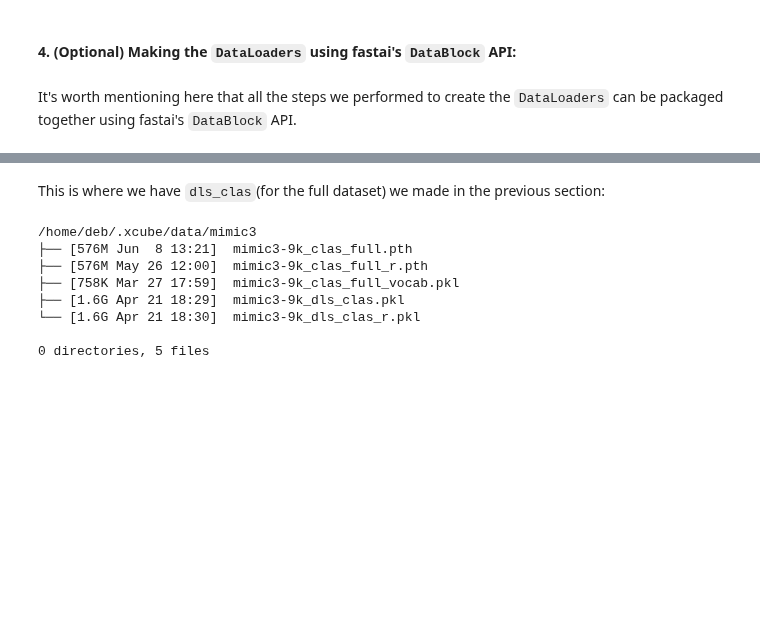
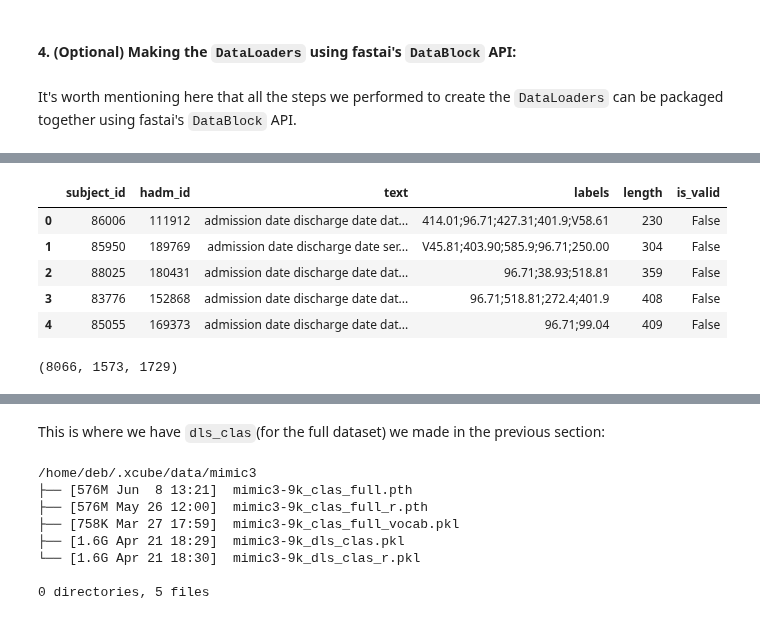
Before and after one commit to debjyotiSRoy/xcube, a Jupyter notebook: nbs/18_tutorial.train_mimic3.ipynb, the cells around one changed output, grey strips where cells are left out. Saved outputs shown, nothing was run; the diff lists cells and outputs as text; code cells hidden in the pictures; blank space fills up the shorter version.

Commit message:
prepared mimic3 training notebook for replication

```diff
--- a/nbs/18_tutorial.train_mimic3.ipynb
+++ b/nbs/18_tutorial.train_mimic3.ipynb
@@ -685,0 +746,9 @@ dls_clas.show_batch(max_n=5)
+# %%
+df_copy.head()
+# %% [output]
+|  | subject_id | hadm_id | text | labels | length | is_valid |
+| 0 | 86006 | 111912 | admission date discharge date dat... | 414.01;96.71;427.31;401.9;V58.61 | 230 | False |
+| 1 | 85950 | 189769 | admission date discharge date ser... | V45.81;403.90;585.9;96.71;250.00 | 304 | False |
+| 2 | 88025 | 180431 | admission date discharge date dat... | 96.71;38.93;518.81 | 359 | False |
+| 3 | 83776 | 152868 | admission date discharge date dat... | 96.71;518.81;272.4;401.9 | 408 | False |
+| 4 | 85055 | 169373 | admission date discharge date dat... | 96.71;99.04 | 409 | False |
@@ -685,0 +759,4 @@ dls_clas.show_batch(max_n=5)
+# %%
+len(train_50_hadm_ids), len(dev_50_hadm_ids), len(test_50_hadm_ids)
+# %% [output]
+(8066, 1573, 1729)
```
Also changed, not shown: parts of 368 cells of this notebook.
